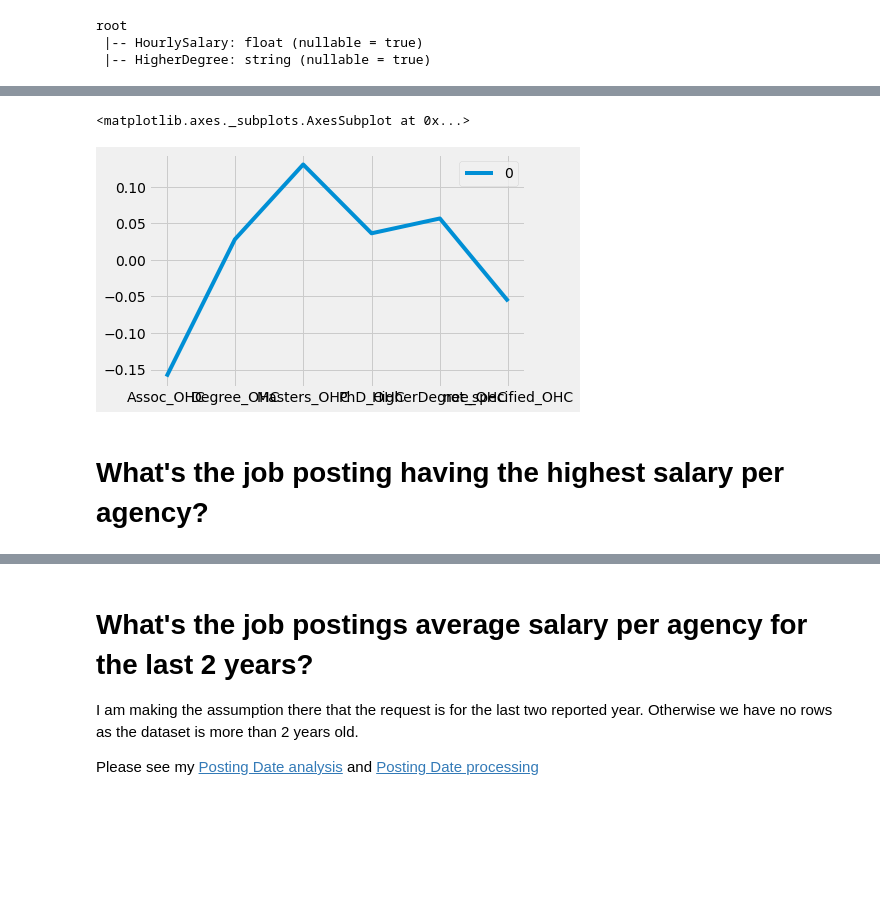
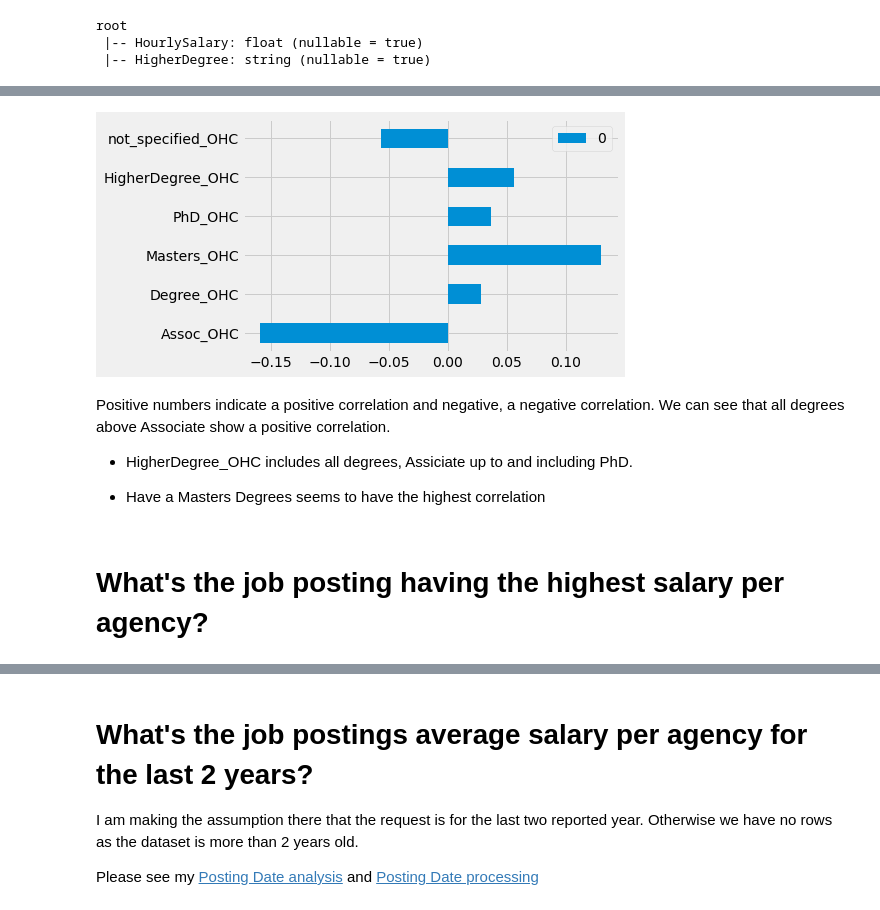
Before and after one commit to pvsidharthan/nse_analysis, a Jupyter notebook: src/notebook/Reports.ipynb, the cells around one changed output, grey strips where cells are left out. Cells and saved outputs as stored; diff of their text form; code cells hidden in the pictures; blank space fills up the shorter version.

Commit message:
ready for PR to master

```diff
--- a/src/notebook/Reports.ipynb
+++ b/src/notebook/Reports.ipynb
@@ -90 +94,3 @@ TypeError: 'str' object cannot be interpreted as an integer
+# %%
+plt.rcParams["figure.figsize"] = (20, 18)
 # %%
@@ -210,11 +210,17 @@ salary_aggs_ohc_df2 = salary_aggs_ohc_df.\
 ohc_columns = ['Assoc_OHC', 'Degree_OHC', 'Masters_OHC', 'PhD_OHC', 'HigherDegree_OHC', 'not_specified_OHC']
 correlations = [ salary_aggs_ohc_df2.stat.corr(ohc, "HourlySalary") for ohc in ohc_columns ]
 # %%
-pd.DataFrame(correlations,ohc_columns).plot.line();
+pd.DataFrame(correlations,ohc_columns).plot.barh();
 # %% [output]
-<matplotlib.axes._subplots.AxesSubplot at 0x...>
-[figure, old version]
+[figure, new version]
+# %% [markdown]
+Positive numbers indicate a positive correlation and negative, a negative correlation.  We can see that all degrees above Associate show a positive correlation.
+
+- HigherDegree_OHC includes all degrees, Assiciate up to and including PhD.
+
+- Have a Masters Degrees seems to have the highest correlation
 # %% [markdown]
+<a id='no4'></a>
 # What's the job posting having the highest salary per agency?
 # %%
 df.createOrReplaceTempView('temp')
@@ -251,6 +257,7 @@ with v1 as (
 |423103|DEPARTMENT OF INVESTIGATION   |93.91       |
 +------+------------------------------+------------+
 # %% [markdown]
+<a id='no5'></a>
 # What's the job postings average salary per agency for the last 2 years?
 
 I am making the assumption there that the request is for the last two reported year.   Otherwise we have no rows as the dataset is more than 2 years old.
```
Also changed, not shown: parts of 18 cells of this notebook, 12 other files.
